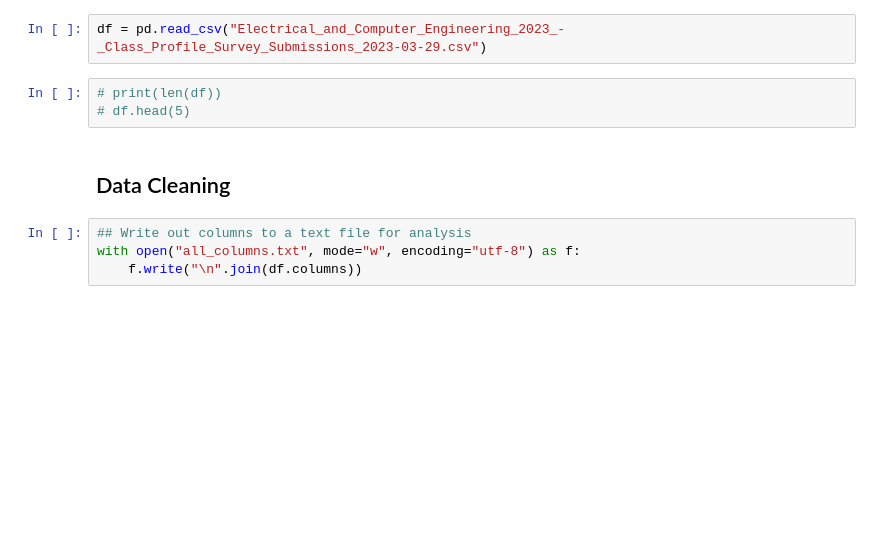
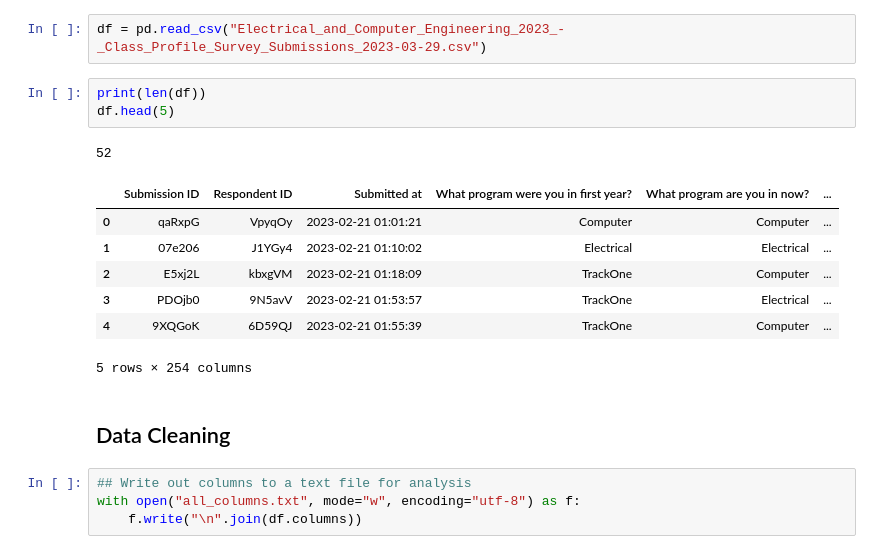
Before and after one commit to hamsburger/ECE2T2_Survey_Data_Report, a Jupyter notebook: ECE_Fourth_Year_Opinions.ipynb, the cells around one changed output. Drawn from its saved outputs; the diff is of its cells as text; blank space fills up the shorter version.

```diff
--- a/ECE_Fourth_Year_Opinions.ipynb
+++ b/ECE_Fourth_Year_Opinions.ipynb
@@ -60,8 +23,17 @@ Respondents: 52
 # %%
 df = pd.read_csv("Electrical_and_Computer_Engineering_2023_-_Class_Profile_Survey_Submissions_2023-03-29.csv")
 # %%
-# print(len(df))
-# df.head(5)
+print(len(df))
+df.head(5)
+# %% [output]
+52
+|  | Submission ID | Respondent ID | Submitted at | What program were you in first year? | What program are you in now? | ... |
+| 0 | qaRxpG | VpyqOy | 2023-02-21 01:01:21 | Computer | Computer | ... |
+| 1 | 07e206 | J1YGy4 | 2023-02-21 01:10:02 | Electrical | Electrical | ... |
+| 2 | E5xj2L | kbxgVM | 2023-02-21 01:18:09 | TrackOne | Computer | ... |
+| 3 | PDOjb0 | 9N5avV | 2023-02-21 01:53:57 | TrackOne | Electrical | ... |
+| 4 | 9XQGoK | 6D59QJ | 2023-02-21 01:55:39 | TrackOne | Computer | ... |
+5 rows × 254 columns
 # %% [markdown]
 ## Data Cleaning
 # %%
```
Also changed, not shown: parts of 36 cells of this notebook, 14 other files.
